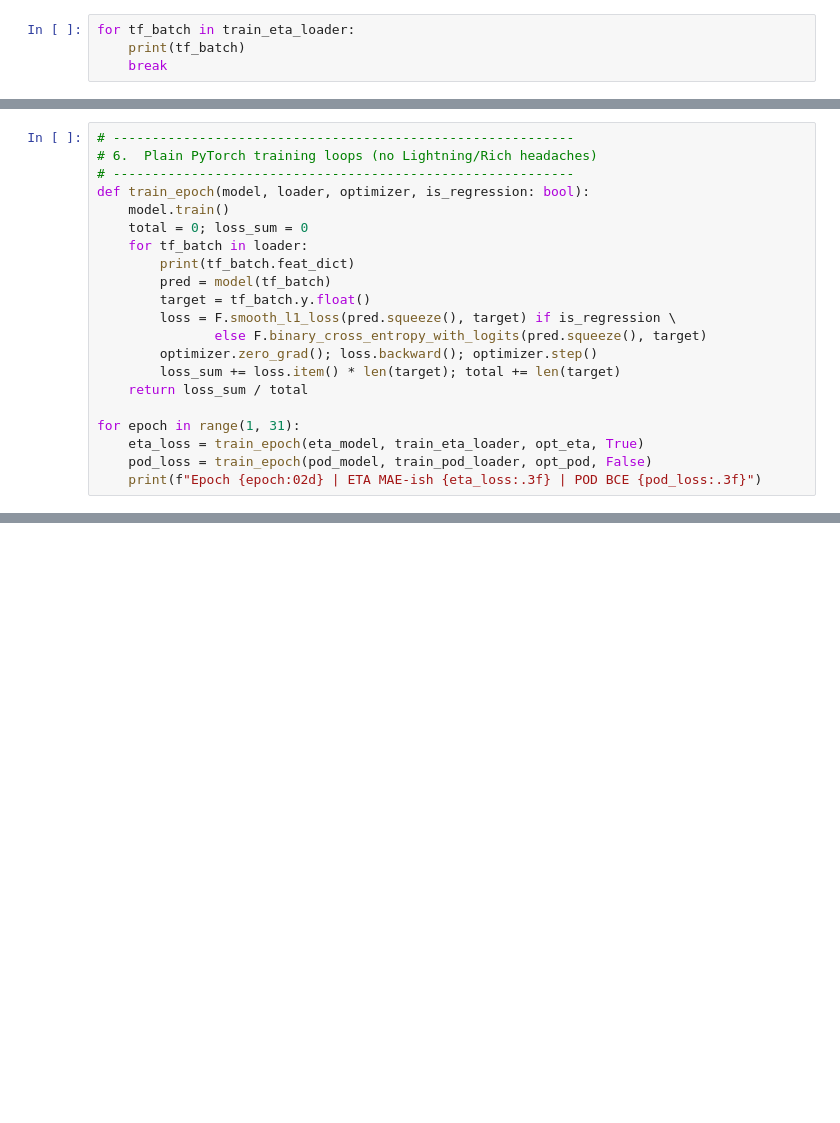
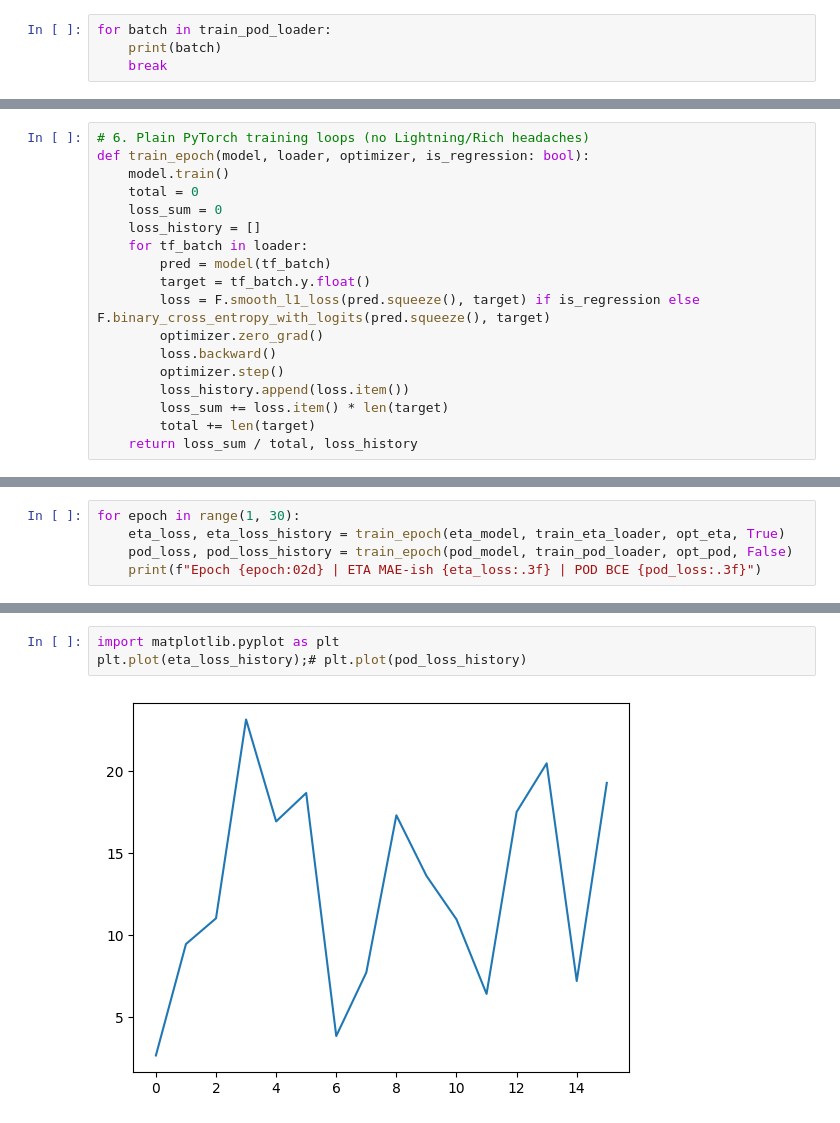
Before and after one commit to nguynking/eta, a Jupyter notebook: notebook/pipeline.ipynb, the cells around one changed output, grey strips where cells are left out. Cells and saved outputs as stored; diff of their text form; blank space fills up the shorter version.

```diff
--- a/notebook/pipeline.ipynb
+++ b/notebook/pipeline.ipynb
@@ -95,6 +66,6 @@ opt_pod = torch.optim.AdamW(pod_model.parameters(), lr=1e-3)
 # %%
-for tf_batch in train_eta_loader:
-    print(tf_batch)
+for batch in train_pod_loader:
+    print(batch)
     break
 # %% [output]
 TensorFrame(
@@ -108,21 +107,18 @@ TensorFrame(
 # %%
-# -----------------------------------------------------------
-# 6.  Plain PyTorch training loops (no Lightning/Rich headaches)
-# -----------------------------------------------------------
+# 6. Plain PyTorch training loops (no Lightning/Rich headaches)
 def train_epoch(model, loader, optimizer, is_regression: bool):
     model.train()
-    total = 0; loss_sum = 0
+    total = 0
+    loss_sum = 0
+    loss_history = []
     for tf_batch in loader:
-        print(tf_batch.feat_dict)
         pred = model(tf_batch)
         target = tf_batch.y.float()
-        loss = F.smooth_l1_loss(pred.squeeze(), target) if is_regression \
-               else F.binary_cross_entropy_with_logits(pred.squeeze(), target)
-        optimizer.zero_grad(); loss.backward(); optimizer.step()
-        loss_sum += loss.item() * len(target); total += len(target)
-    return loss_sum / total
-
-for epoch in range(1, 31):
-    eta_loss = train_epoch(eta_model, train_eta_loader, opt_eta, True)
-    pod_loss = train_epoch(pod_model, train_pod_loader, opt_pod, False)
-    print(f"Epoch {epoch:02d} | ETA MAE-ish {eta_loss:.3f} | POD BCE {pod_loss:.3f}")
+        loss = F.smooth_l1_loss(pred.squeeze(), target) if is_regression else F.binary_cross_entropy_with_logits(pred.squeeze(), target)
+        optimizer.zero_grad()
+        loss.backward()
+        optimizer.step()
+        loss_history.append(loss.item())
+        loss_sum += loss.item() * len(target)
+        total += len(target)
+    return loss_sum / total, loss_history
@@ -147,0 +142,5 @@ RuntimeError: The size of tensor a (21) must match the size of tensor b (20) at
+# %%
+for epoch in range(1, 30):
+    eta_loss, eta_loss_history = train_epoch(eta_model, train_eta_loader, opt_eta, True)
+    pod_loss, pod_loss_history = train_epoch(pod_model, train_pod_loader, opt_pod, False)
+    print(f"Epoch {epoch:02d} | ETA MAE-ish {eta_loss:.3f} | POD BCE {pod_loss:.3f}")
@@ -147,0 +165,5 @@ RuntimeError: The size of tensor a (21) must match the size of tensor b (20) at
+# %%
+import matplotlib.pyplot as plt
+plt.plot(eta_loss_history);# plt.plot(pod_loss_history)
+# %% [output]
+[figure, added]
```
Also changed, not shown: parts of 23 cells of this notebook, 2 other files.
